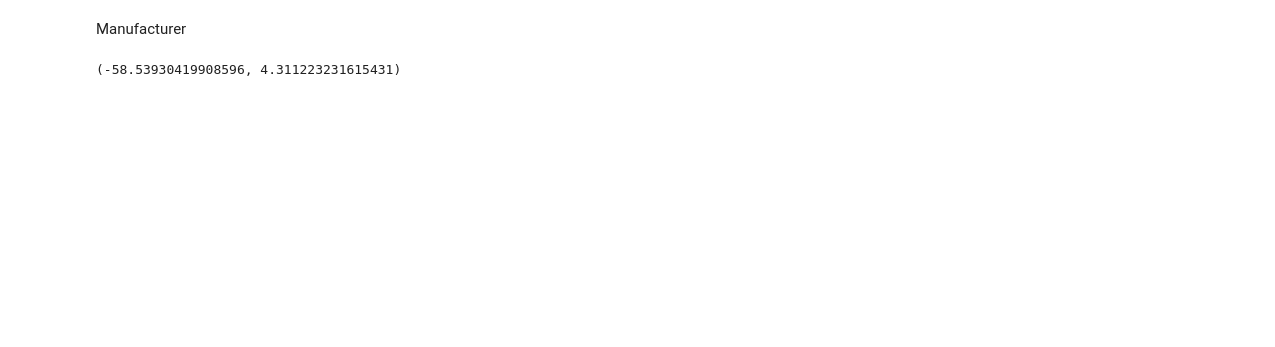
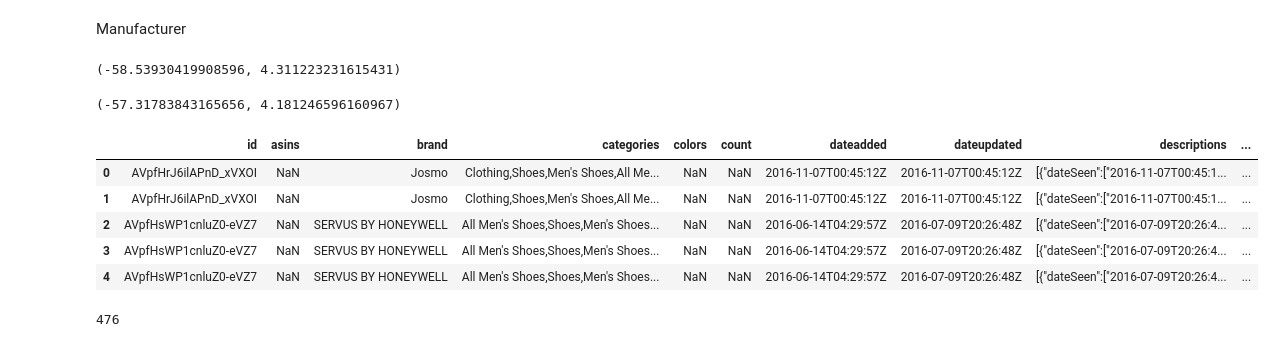
Before and after one commit to jbanaszkiewicz/dw_matrix, a Jupyter notebook: part1/day4.ipynb, the cells around one changed output. Saved outputs shown, nothing was run; the diff lists cells and outputs as text; code cells hidden in the pictures; blank space fills up the shorter version.

Commit message:
Search the best model and the best features

```diff
--- a/part1/day4.ipynb
+++ b/part1/day4.ipynb
@@ -88,2 +120,3 @@ Index(['id', 'asins', 'brand', 'categories', 'colors', 'count', 'dateadded',
 # %%
-df['brand_cat'] =df.brand.factorize()[0]
+df['brand_cat'] =df.brand.map(lambda x: str(x).lower()).factorize()[0]
+run_model(feats)
@@ -108,3 +131,17 @@ feats = ['manufacturer_cat', 'brand_cat']
 run_model(feats)
 # %% [output]
 (-58.53930419908596, 4.311223231615431)
+# %%
+model = RandomForestRegressor(max_depth=5, n_estimators=100, random_state=0)
+run_model(['brand_cat'], model)
+# %% [output]
+(-57.31783843165656, 4.181246596160967)
+# %%
+df.head()
+# %% [output]
+|  | id | asins | brand | categories | colors | count | dateadded | dateupdated | descriptions | ... |
+| 0 | AVpfHrJ6ilAPnD_xVXOI | NaN | Josmo | Clothing,Shoes,Men's Shoes,All Me... | NaN | NaN | 2016-11-07T00:45:12Z | 2016-11-07T00:45:12Z | [{"dateSeen":["2016-11-07T00:45:1... | ... |
+| 1 | AVpfHrJ6ilAPnD_xVXOI | NaN | Josmo | Clothing,Shoes,Men's Shoes,All Me... | NaN | NaN | 2016-11-07T00:45:12Z | 2016-11-07T00:45:12Z | [{"dateSeen":["2016-11-07T00:45:1... | ... |
+| 2 | AVpfHsWP1cnluZ0-eVZ7 | NaN | SERVUS BY HONEYWELL | All Men's Shoes,Shoes,Men's Shoes... | NaN | NaN | 2016-06-14T04:29:57Z | 2016-07-09T20:26:48Z | [{"dateSeen":["2016-07-09T20:26:4... | ... |
+| 3 | AVpfHsWP1cnluZ0-eVZ7 | NaN | SERVUS BY HONEYWELL | All Men's Shoes,Shoes,Men's Shoes... | NaN | NaN | 2016-06-14T04:29:57Z | 2016-07-09T20:26:48Z | [{"dateSeen":["2016-07-09T20:26:4... | ... |
+| 4 | AVpfHsWP1cnluZ0-eVZ7 | NaN | SERVUS BY HONEYWELL | All Men's Shoes,Shoes,Men's Shoes... | NaN | NaN | 2016-06-14T04:29:57Z | 2016-07-09T20:26:48Z | [{"dateSeen":["2016-07-09T20:26:4... | ... |
@@ -110,0 +160,7 @@ run_model(feats)
+# %%
+keys = set()
+# type(df['features_parsed'][0])
+df['features_parsed'].map(lambda x: keys.update(x.keys()))
+len(keys)
+# %% [output]
+476
```
Also changed, not shown: parts of 17 cells of this notebook.
